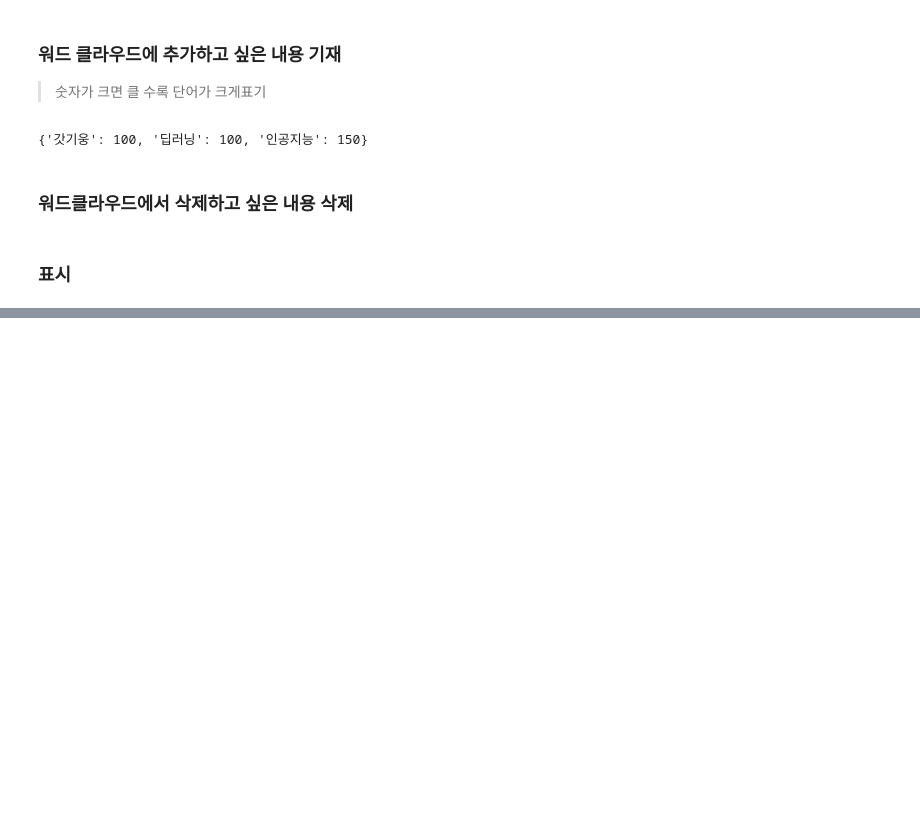
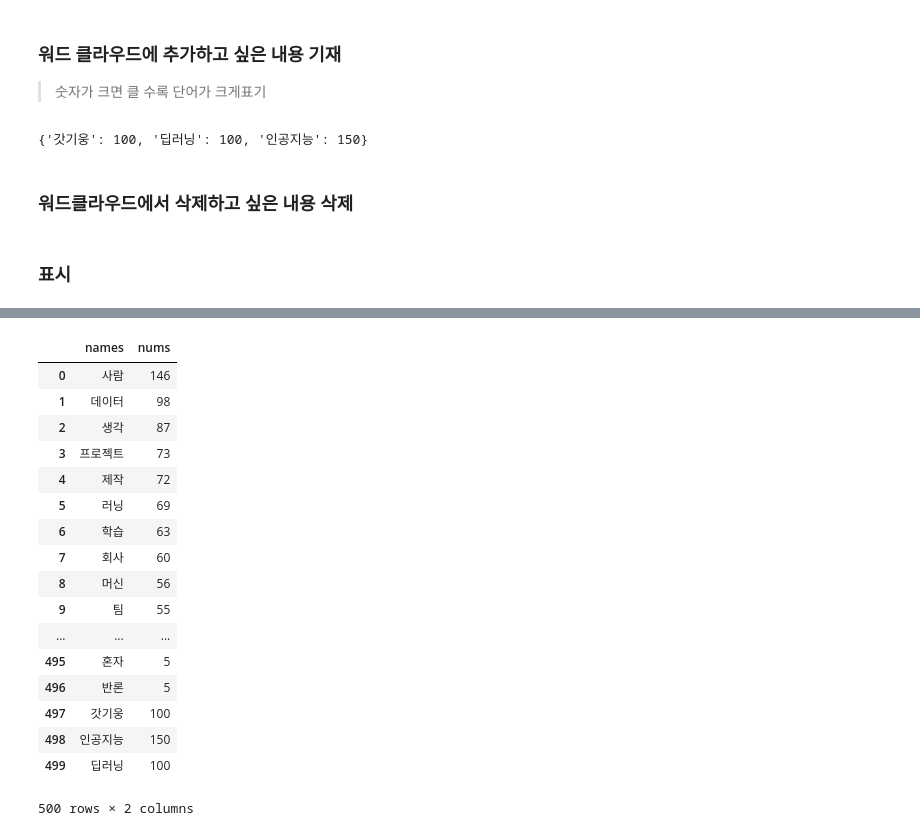
Before and after one commit to gyunggyung/Multipurpose_Word_Cloud, a Jupyter notebook: main.ipynb, the cells around one changed output, grey strips where cells are left out. Cells and saved outputs as stored; diff of their text form; code cells hidden in the pictures; blank space fills up the shorter version.

```diff
--- a/main.ipynb
+++ b/main.ipynb
@@ -141,0 +134,23 @@ plt.imshow(wordcloud.recolor(color_func=image_colors) ,interpolation='bilinear')
+# %%
+data_dict = {"names" : list(data.keys()), "nums" : list(data.values())}
+df = pd.DataFrame(data_dict)
+df
+# %% [output]
+|  | names | nums |
+| 0 | 사람 | 146 |
+| 1 | 데이터 | 98 |
+| 2 | 생각 | 87 |
+| 3 | 프로젝트 | 73 |
+| 4 | 제작 | 72 |
+| 5 | 러닝 | 69 |
+| 6 | 학습 | 63 |
+| 7 | 회사 | 60 |
+| 8 | 머신 | 56 |
+| 9 | 팀 | 55 |
+| ... | ... | ... |
+| 495 | 혼자 | 5 |
+| 496 | 반론 | 5 |
+| 497 | 갓기웅 | 100 |
+| 498 | 인공지능 | 150 |
+| 499 | 딥러닝 | 100 |
+500 rows × 2 columns
```
Also changed, not shown: parts of 9 cells of this notebook, 9 other files.
